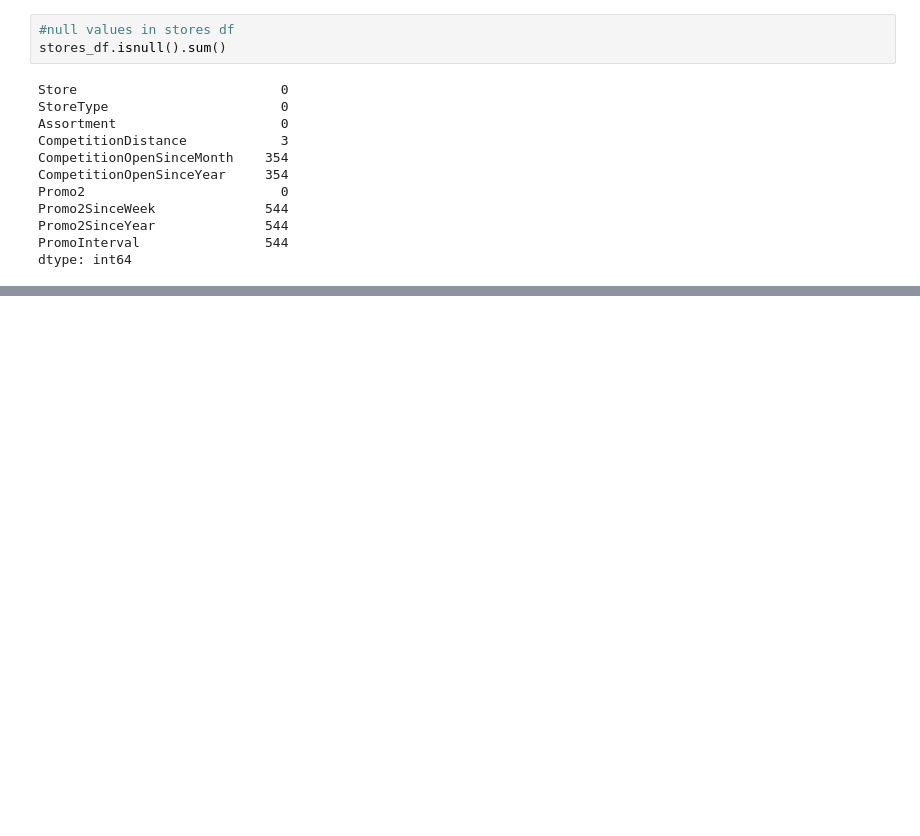
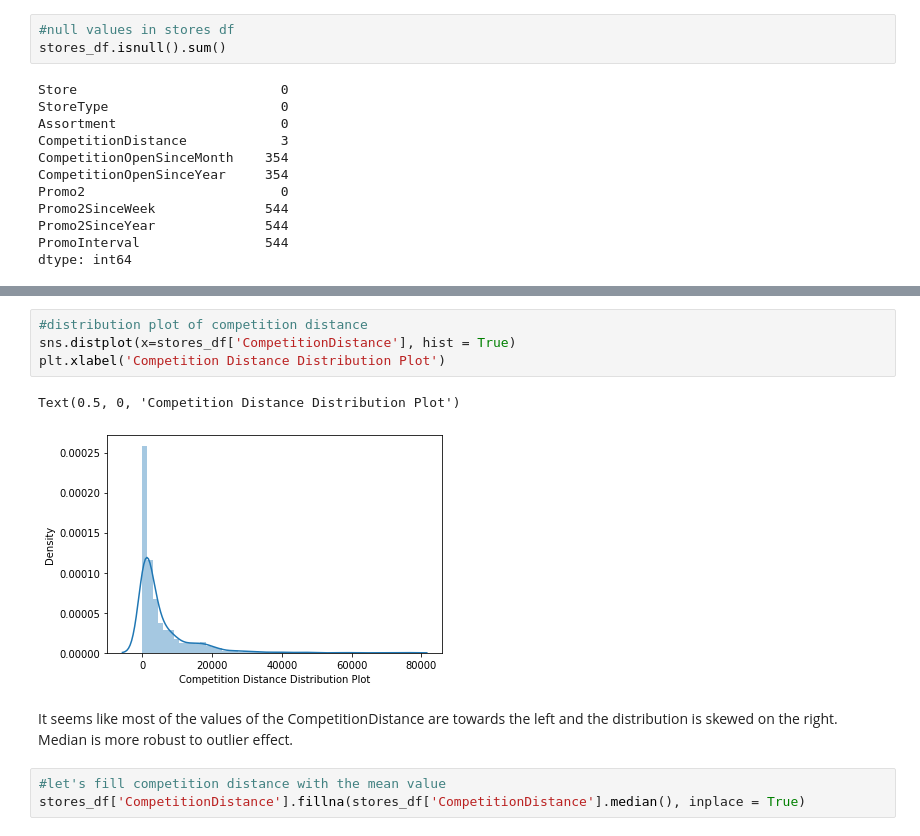
Before and after one commit to vithika-karan/Retail-Sales-Prediction, a Jupyter notebook: Rossmann_Sales_Prediction_Vithika_Karan.ipynb, the cells around one changed output, grey strips where cells are left out. Drawn from its saved outputs; the diff is of its cells as text; blank space fills up the shorter version.

```diff
--- a/Rossmann_Sales_Prediction_Vithika_Karan.ipynb
+++ b/Rossmann_Sales_Prediction_Vithika_Karan.ipynb
@@ -149,0 +149,12 @@ Out of 1115 entries we have a good amount of missing values for columns:
+# %%
+#distribution plot of competition distance
+sns.distplot(x=stores_df['CompetitionDistance'], hist = True)
+plt.xlabel('Competition Distance Distribution Plot')
+# %% [output]
+Text(0.5, 0, 'Competition Distance Distribution Plot')
+[figure, added]
+# %% [markdown]
+It seems like most of the values of the CompetitionDistance are towards the left and the distribution is skewed on the right. Median is more robust to outlier effect.
+# %%
+#let's fill competition distance with the mean value
+stores_df['CompetitionDistance'].fillna(stores_df['CompetitionDistance'].median(), inplace = True)
```
Also changed, not shown: parts of 16 cells of this notebook.
